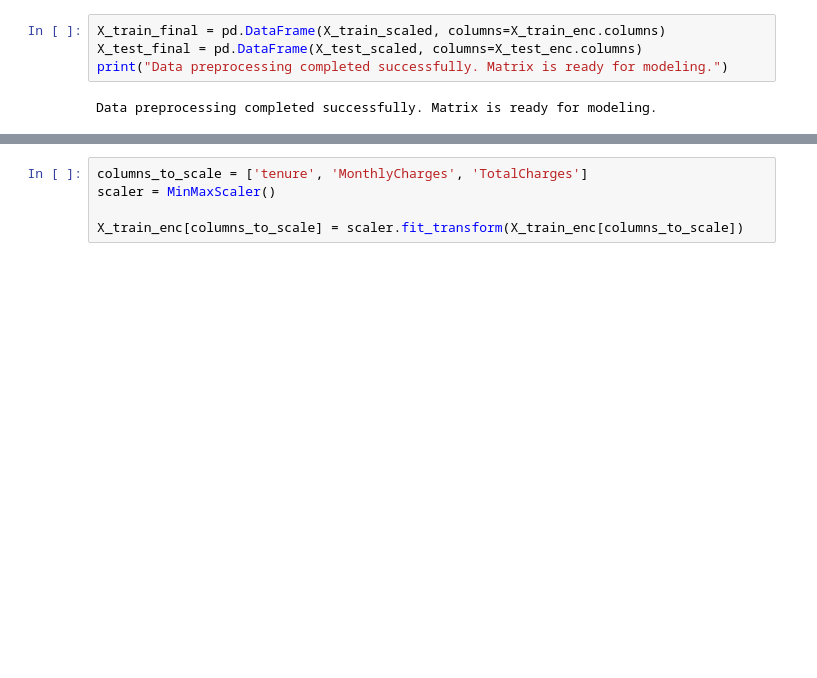
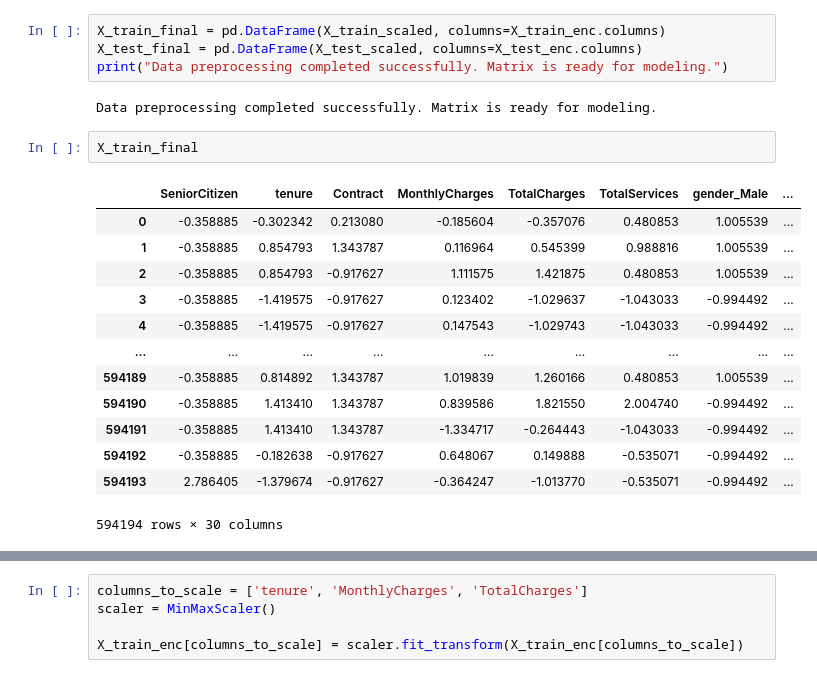
Before and after one commit to sleepymor/ITK-IF2514403-machine-learning-final, a Jupyter notebook: week-1/predict-customer-churn.ipynb, the cells around one changed output, grey strips where cells are left out. Drawn from its saved outputs; the diff is of its cells as text; blank space fills up the shorter version.

```diff
--- a/week-1/predict-customer-churn.ipynb
+++ b/week-1/predict-customer-churn.ipynb
@@ -368,3 +370,19 @@ X_test_final = pd.DataFrame(X_test_scaled, columns=X_test_enc.columns)
 print("Data preprocessing completed successfully. Matrix is ready for modeling.")
 # %% [output]
 Data preprocessing completed successfully. Matrix is ready for modeling.
+# %%
+X_train_final
+# %% [output]
+|  | SeniorCitizen | tenure | Contract | MonthlyCharges | TotalCharges | TotalServices | gender_Male | ... |
+| 0 | -0.358885 | -0.302342 | 0.213080 | -0.185604 | -0.357076 | 0.480853 | 1.005539 | ... |
+| 1 | -0.358885 | 0.854793 | 1.343787 | 0.116964 | 0.545399 | 0.988816 | 1.005539 | ... |
+| 2 | -0.358885 | 0.854793 | -0.917627 | 1.111575 | 1.421875 | 0.480853 | 1.005539 | ... |
+| 3 | -0.358885 | -1.419575 | -0.917627 | 0.123402 | -1.029637 | -1.043033 | -0.994492 | ... |
+| 4 | -0.358885 | -1.419575 | -0.917627 | 0.147543 | -1.029743 | -1.043033 | -0.994492 | ... |
+| ... | ... | ... | ... | ... | ... | ... | ... | ... |
+| 594189 | -0.358885 | 0.814892 | 1.343787 | 1.019839 | 1.260166 | 0.480853 | 1.005539 | ... |
+| 594190 | -0.358885 | 1.413410 | 1.343787 | 0.839586 | 1.821550 | 2.004740 | -0.994492 | ... |
+| 594191 | -0.358885 | 1.413410 | 1.343787 | -1.334717 | -0.264443 | -1.043033 | -0.994492 | ... |
+| 594192 | -0.358885 | -0.182638 | -0.917627 | 0.648067 | 0.149888 | -0.535071 | -0.994492 | ... |
+| 594193 | 2.786405 | -1.379674 | -0.917627 | -0.364247 | -1.013770 | -0.535071 | -0.994492 | ... |
+594194 rows × 30 columns
```
Also changed, not shown: parts of 28 cells of this notebook.
